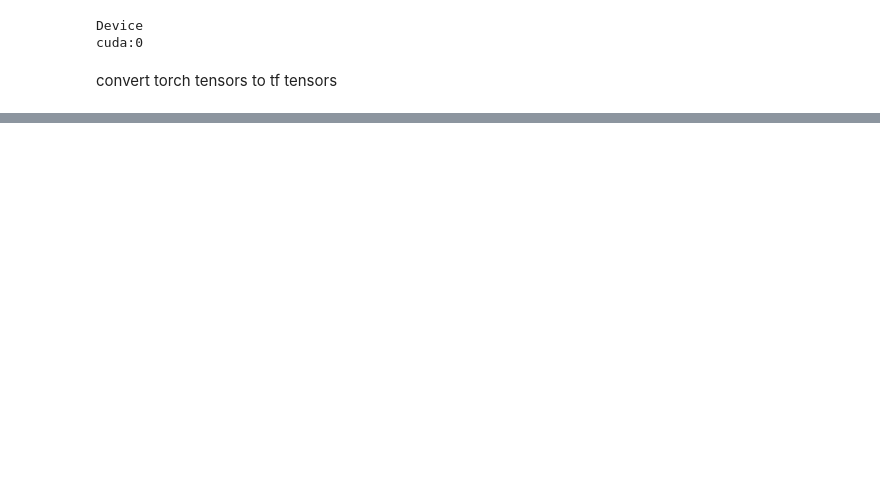
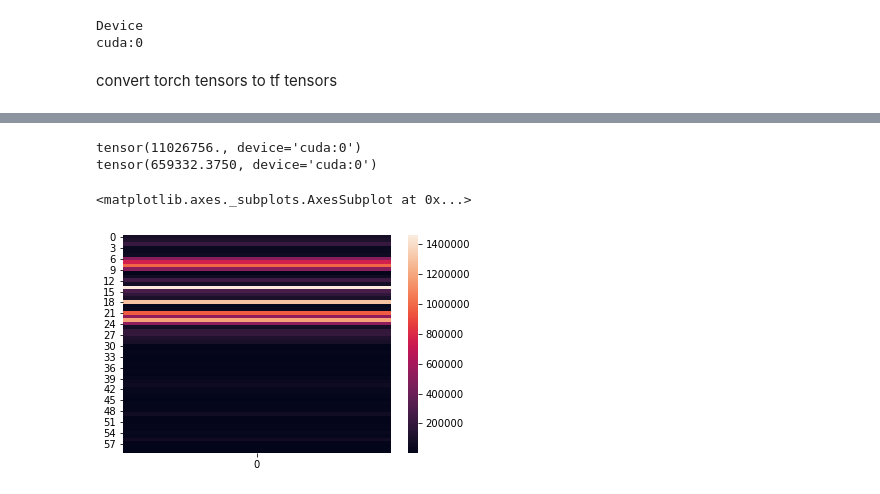
Before and after one commit to beelze-b/Differentiable-Sparse-Subset-Selection, a Jupyter notebook: notebooks/12_TryingOutConcrete_VAE.ipynb, the cells around one changed output, grey strips where cells are left out. Saved outputs shown, nothing was run; the diff lists cells and outputs as text; code cells hidden in the pictures; blank space fills up the shorter version.

```diff
--- a/notebooks/12_TryingOutConcrete_VAE.ipynb
+++ b/notebooks/12_TryingOutConcrete_VAE.ipynb
@@ -92,0 +200,9 @@ ind = selector.get_support(indices=True)
+# %%
+print(gradient_post_burn_in[:D].sum())
+print(gradient_post_burn_in[D:].sum())
+sns.heatmap(gradient_post_burn_in.clone().detach().cpu().numpy()[:, np.newaxis])
+# %% [output]
+tensor(11026756., device='cuda:0')
+tensor(659332.3750, device='cuda:0')
+<matplotlib.axes._subplots.AxesSubplot at 0x...>
+[figure, added]
```
Also changed, not shown: parts of 32 cells of this notebook.
